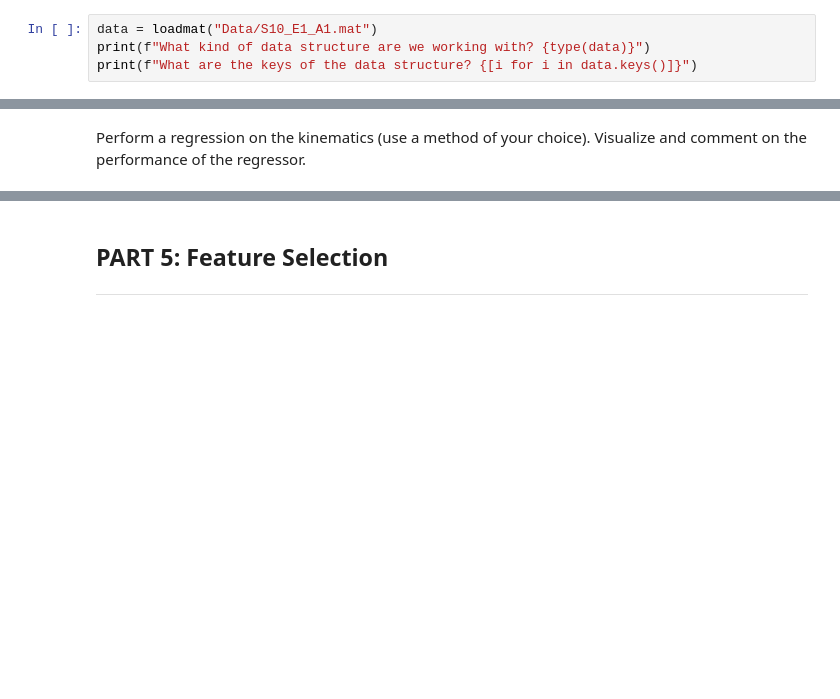
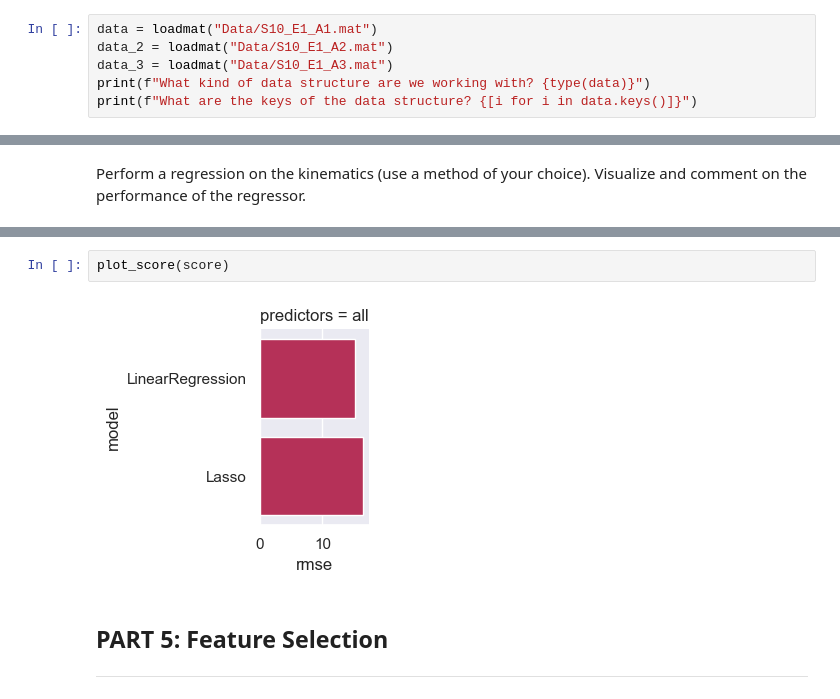
Before and after one commit to claireFriedrich/NSSP, a Jupyter notebook: Miniprojet3/Miniproject 3.ipynb, the cells around one changed output, grey strips where cells are left out. Drawn from its saved outputs; the diff is of its cells as text; blank space fills up the shorter version.

```diff
--- a/Miniprojet3/Miniproject 3.ipynb
+++ b/Miniprojet3/Miniproject 3.ipynb
@@ -136,6 +136,8 @@ validation and test sets. Why do we need the different datasets? How do you deci
 where to split them?
 # %%
 data = loadmat("Data/S10_E1_A1.mat")
+data_2 = loadmat("Data/S10_E1_A2.mat")
+data_3 = loadmat("Data/S10_E1_A3.mat")
 print(f"What kind of data structure are we working with? {type(data)}")
 print(f"What are the keys of the data structure? {[i for i in data.keys()]}")
 # %% [output]
@@ -748,3 +918,7 @@ ax.legend()
+# %%
+plot_score(score)
+# %% [output]
+[figure, added]
 # %% [markdown]
 <a name="1"></a>
 ## **PART 5: Feature Selection**
```
Also changed, not shown: parts of 26 cells of this notebook.
